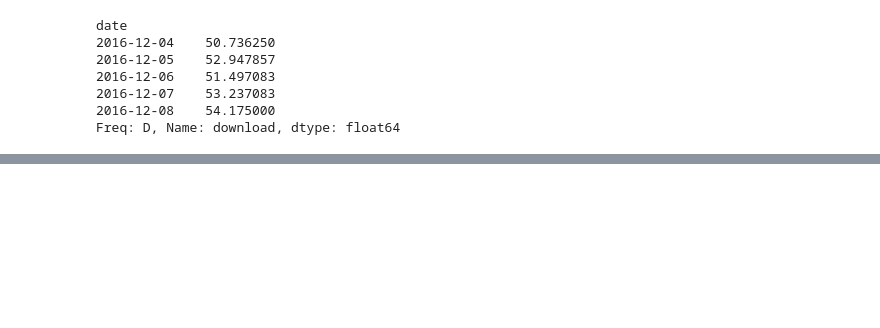
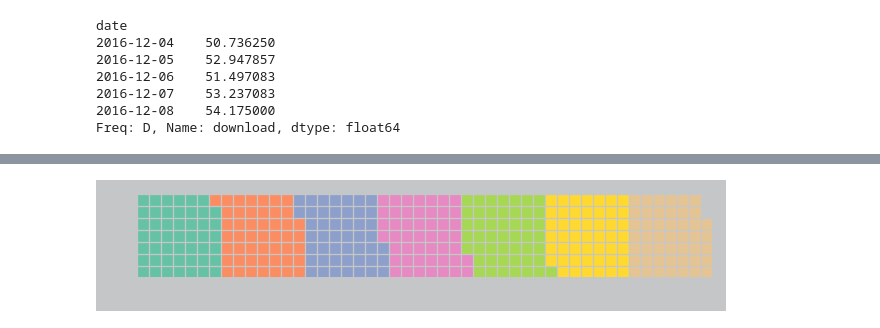
Before and after one commit to jlstro/Data-Studio, a Jupyter notebook: code/03-speedtest/data_work/speedtest_graphs.ipynb, the cells around one changed output, grey strips where cells are left out. Drawn from its saved outputs; the diff is of its cells as text; code cells hidden in the pictures; blank space fills up the shorter version.

```diff
--- a/code/03-speedtest/data_work/speedtest_graphs.ipynb
+++ b/code/03-speedtest/data_work/speedtest_graphs.ipynb
@@ -106,0 +123,8 @@ df['weekday'] = temp.weekday
+# %%
+fig = plt.figure(
+    FigureClass=Waffle,
+    rows=7,
+    values=df.groupby('weekday').download.mean())
+plt.show()
+# %% [output]
+[figure, added]
```
Also changed, not shown: parts of 36 cells of this notebook, 25 other files.
